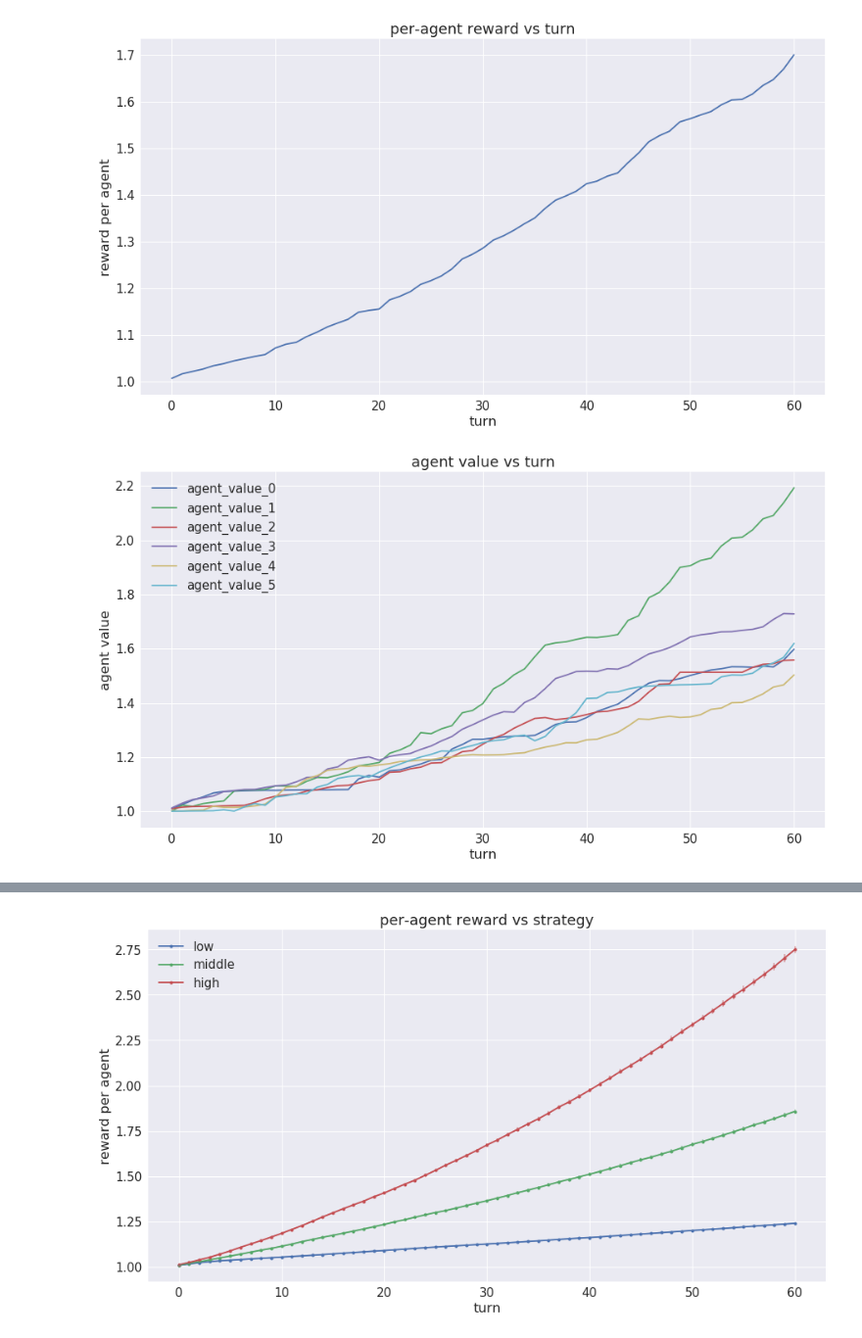
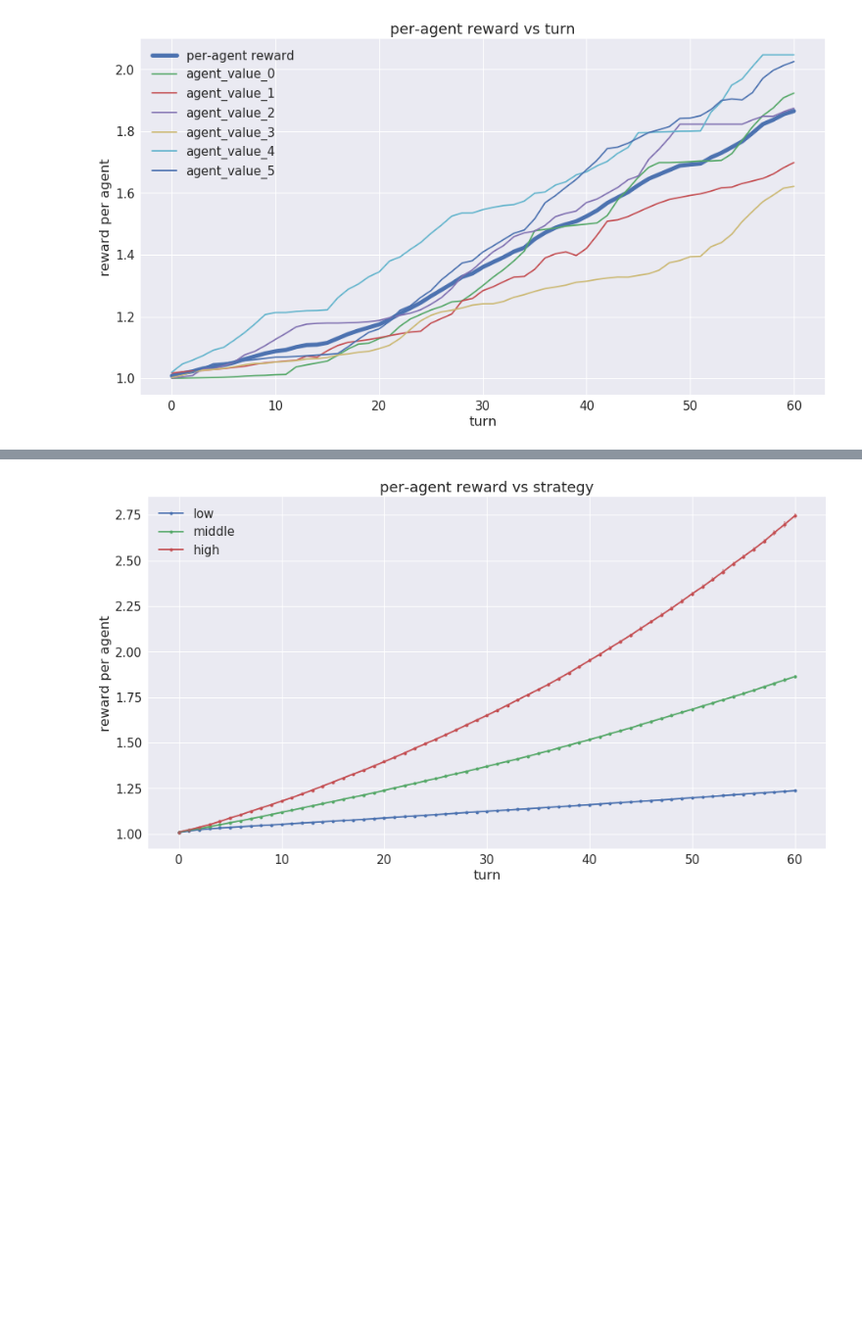
Before and after one commit to joehahn/multi-agent-explore, a Jupyter notebook: multi_agent.ipynb, the cells around one changed output, grey strips where cells are left out. Shown at 98% size. Cells and saved outputs as stored; diff of their text form; code cells hidden in the pictures; blank space fills up the shorter version.

```diff
--- a/multi_agent.ipynb
+++ b/multi_agent.ipynb
@@ -170,26 +170,20 @@ number of memories =  61
 # %%
 #plot per-agent reward versus turn, and agent values vs turn
 df = reward_history
 xp = df['turn']
 yp = df['reward']/N_agents
 fig, ax = plt.subplots(1,1, figsize=(15, 8))
 p = ax.set_title('per-agent reward vs turn')
 p = ax.set_xlabel('turn')
 p = ax.set_ylabel('reward per agent')
-p = ax.plot(xp, yp)
-#plot agents value versus turn
-fig, ax = plt.subplots(1,1, figsize=(15, 8))
-p = ax.set_title('agent value vs turn')
-p = ax.set_xlabel('turn')
-p = ax.set_ylabel('agent value')
+p = ax.plot(xp, yp, linewidth=5, label='per-agent reward')
 for col in df.columns:
     if ('agent_value_' in col):
         yp = df[col]
         p = ax.plot(xp, df[col], label=col)
 p = ax.legend()
 # %% [output]
-[figure, old version]
+[figure, new version]
-[figure, removed]
 # %%
 #play a low-risk, low-reward game with all agents moving randomly among the lower third of buckets
 strategy = 'low'
```
Also changed, not shown: parts of 20 cells of this notebook, 1 other file.
